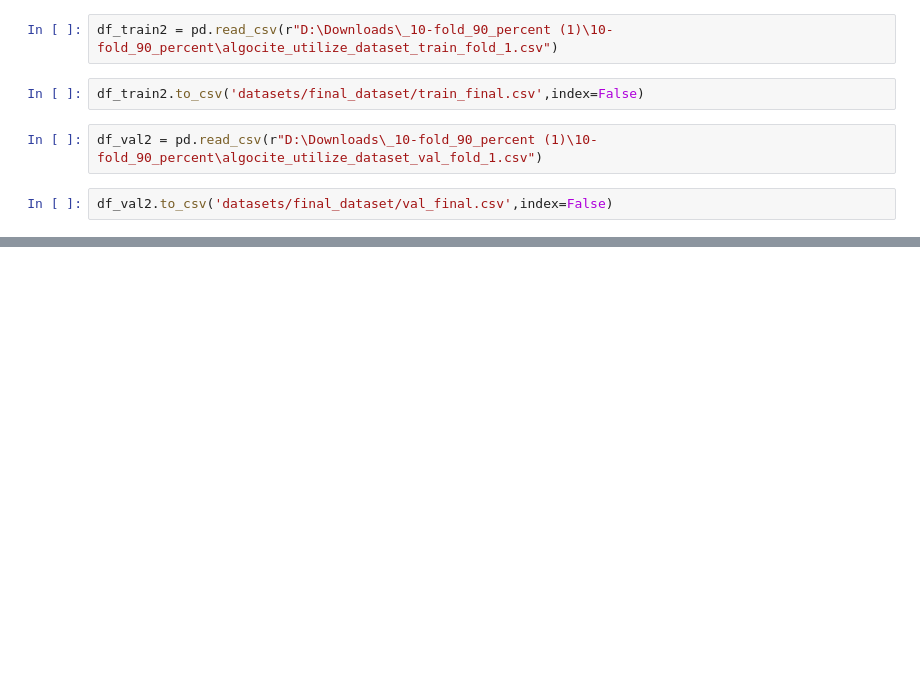
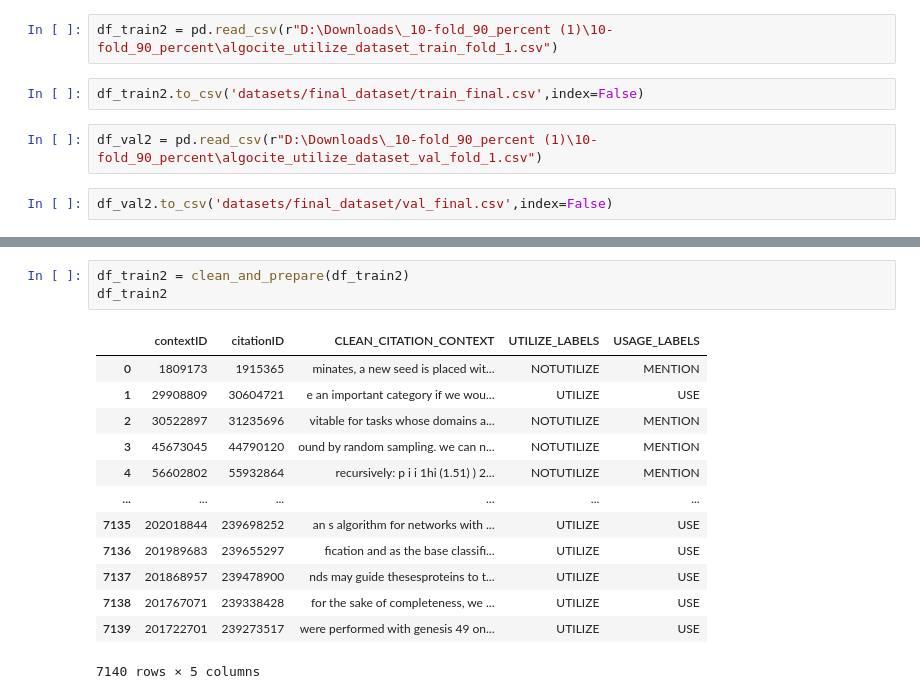
Before and after one commit to snehach0909/Gan-cite, a Jupyter notebook: Data_preprocess.ipynb, the cells around one changed output, grey strips where cells are left out. Drawn from its saved outputs; the diff is of its cells as text; blank space fills up the shorter version.

```diff
--- a/Data_preprocess.ipynb
+++ b/Data_preprocess.ipynb
@@ -463,0 +481,17 @@ df_val2.to_csv('datasets/final_dataset/val_final.csv',index=False)
+# %%
+df_train2 = clean_and_prepare(df_train2)
+df_train2
+# %% [output]
+|  | contextID | citationID | CLEAN_CITATION_CONTEXT | UTILIZE_LABELS | USAGE_LABELS |
+| 0 | 1809173 | 1915365 | minates, a new seed is placed wit... | NOTUTILIZE | MENTION |
+| 1 | 29908809 | 30604721 | e an important category if we wou... | UTILIZE | USE |
+| 2 | 30522897 | 31235696 | vitable for tasks whose domains a... | NOTUTILIZE | MENTION |
+| 3 | 45673045 | 44790120 | ound by random sampling. we can n... | NOTUTILIZE | MENTION |
+| 4 | 56602802 | 55932864 | recursively: p i i 1hi (1.51) ) 2... | NOTUTILIZE | MENTION |
+| ... | ... | ... | ... | ... | ... |
+| 7135 | 202018844 | 239698252 | an s algorithm for networks with ... | UTILIZE | USE |
+| 7136 | 201989683 | 239655297 | fication and as the base classifi... | UTILIZE | USE |
+| 7137 | 201868957 | 239478900 | nds may guide thesesproteins to t... | UTILIZE | USE |
+| 7138 | 201767071 | 239338428 | for the sake of completeness, we ... | UTILIZE | USE |
+| 7139 | 201722701 | 239273517 | were performed with genesis 49 on... | UTILIZE | USE |
+7140 rows × 5 columns
```
Also changed, not shown: parts of 5 cells of this notebook, 3 other files.
